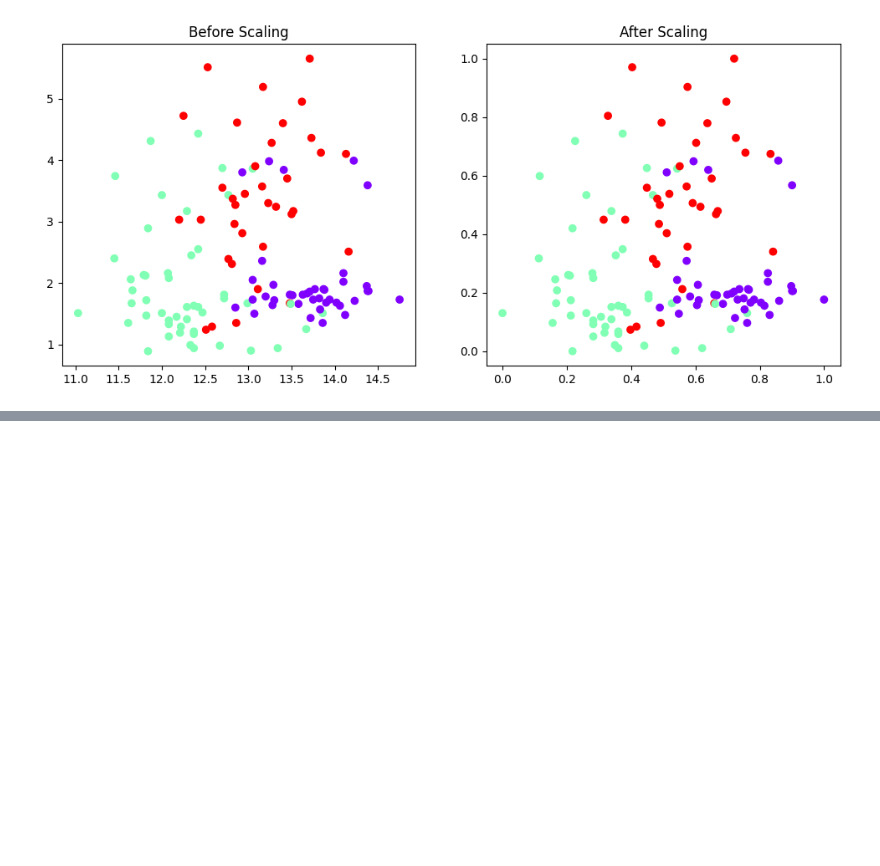
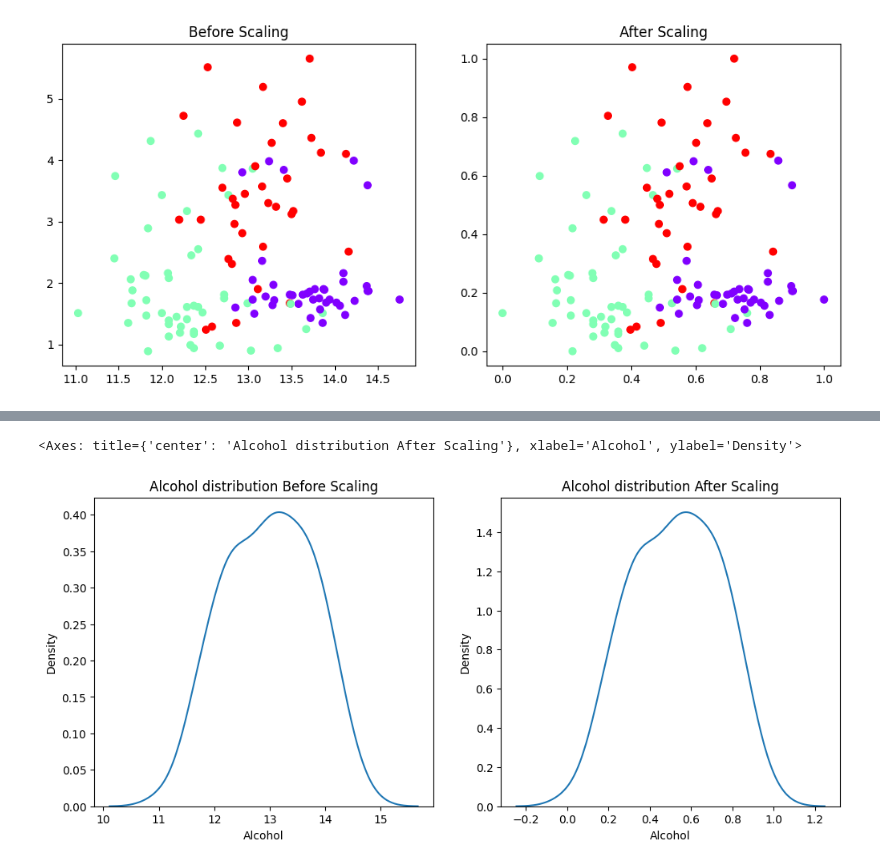
Before and after one commit to Ravi-Poddar26/Feature-Engineering, a Jupyter notebook: Feature_scaling2.ipynb, the cells around one changed output, grey strips where cells are left out. Saved outputs shown, nothing was run; the diff lists cells and outputs as text; code cells hidden in the pictures; blank space fills up the shorter version.

```diff
--- a/Feature_scaling2.ipynb
+++ b/Feature_scaling2.ipynb
@@ -159,0 +175,13 @@ fig2.scatter(x=X_train_scaled['Alcohol'], y=X_train_scaled['Malic acid'],c= y_tr
+# %%
+fig, (fig1,fig2) = plt.subplots(ncols = 2, figsize = (12, 5))
+
+# befoe scalling
+fig1.set_title('Alcohol distribution Before Scaling')
+sns.kdeplot(X_train['Alcohol'], ax=fig1)
+
+# after scaling
+fig2.set_title('Alcohol distribution After Scaling')
+sns.kdeplot(X_train_scaled['Alcohol'], ax=fig2)
+# %% [output]
+<Axes: title={'center': 'Alcohol distribution After Scaling'}, xlabel='Alcohol', ylabel='Density'>
+[figure, added]
```
Also changed, not shown: parts of 8 cells of this notebook.
